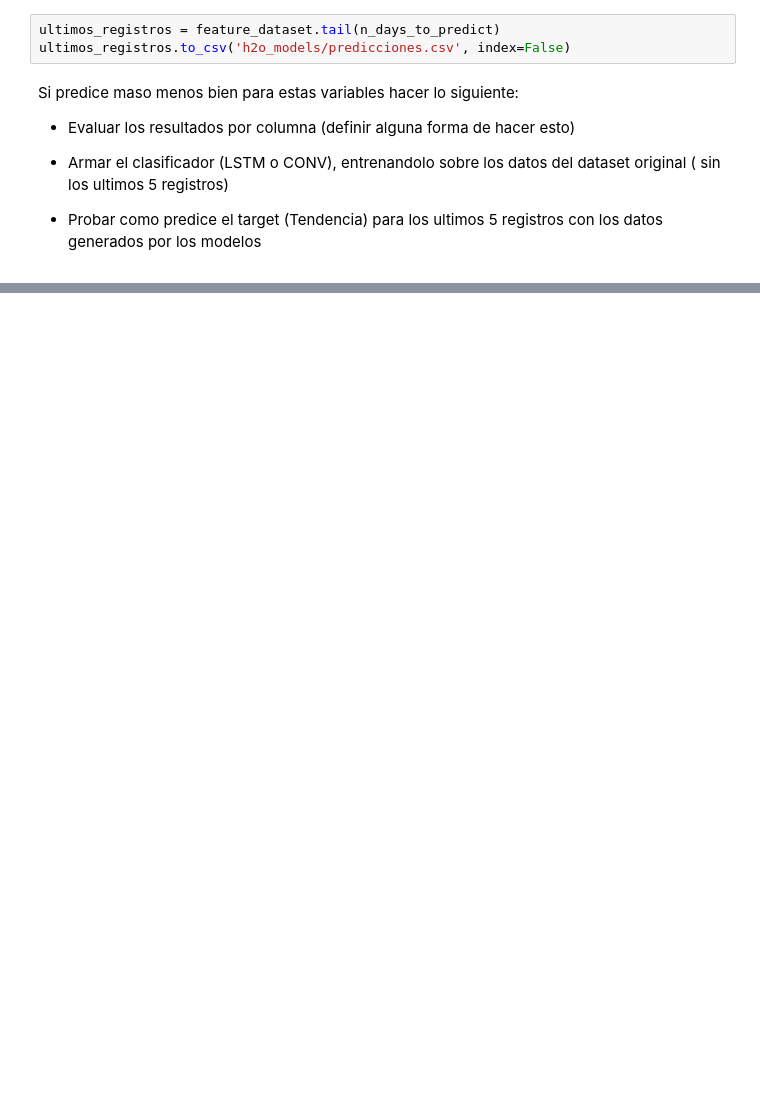
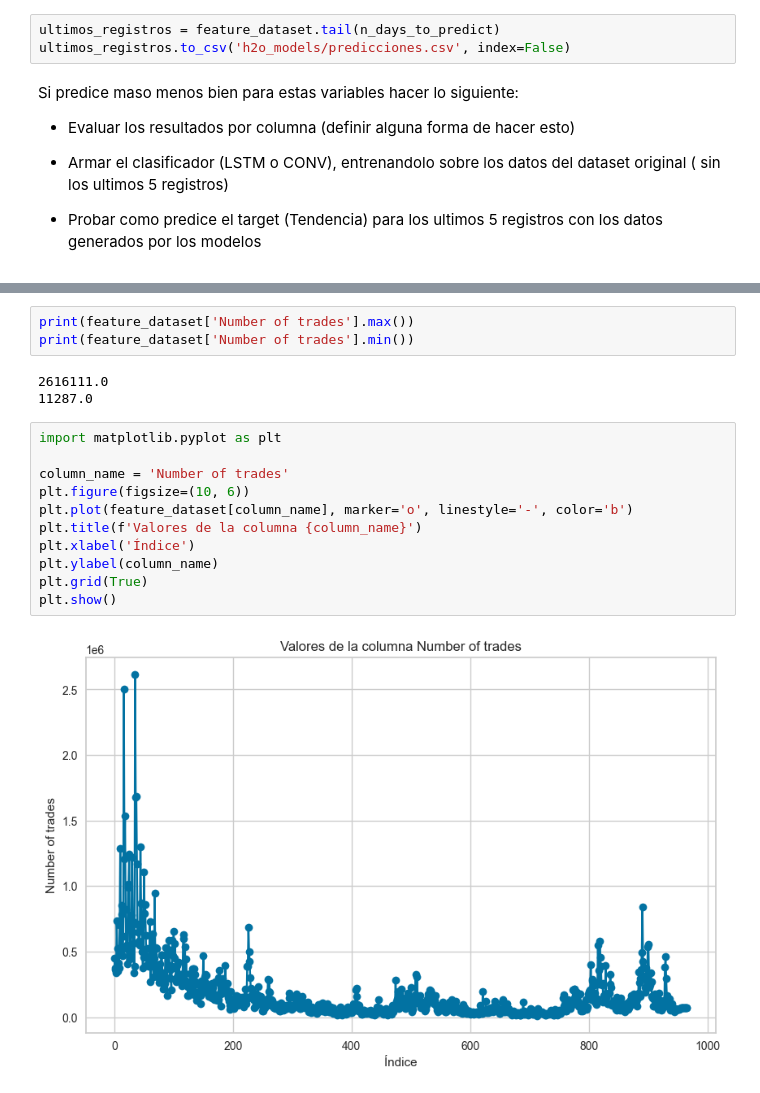
Before and after one commit to marianoMarchetta1/Tesis-2024, a Jupyter notebook: models/auto_ml_other_models.ipynb, the cells around one changed output, grey strips where cells are left out. Drawn from its saved outputs; the diff is of its cells as text; blank space fills up the shorter version.

```diff
--- a/models/auto_ml_other_models.ipynb
+++ b/models/auto_ml_other_models.ipynb
@@ -416,0 +388,19 @@ Si predice maso menos bien para estas variables hacer lo siguiente:
+# %%
+print(feature_dataset['Number of trades'].max())
+print(feature_dataset['Number of trades'].min())
+# %% [output]
+2616111.0
+11287.0
+# %%
+import matplotlib.pyplot as plt
+
+column_name = 'Number of trades'
+plt.figure(figsize=(10, 6))
+plt.plot(feature_dataset[column_name], marker='o', linestyle='-', color='b')
+plt.title(f'Valores de la columna {column_name}')
+plt.xlabel('Índice')
+plt.ylabel(column_name)
+plt.grid(True)
+plt.show()
+# %% [output]
+[figure, added]
```
Also changed, not shown: parts of 15 cells of this notebook, 10 other files.
